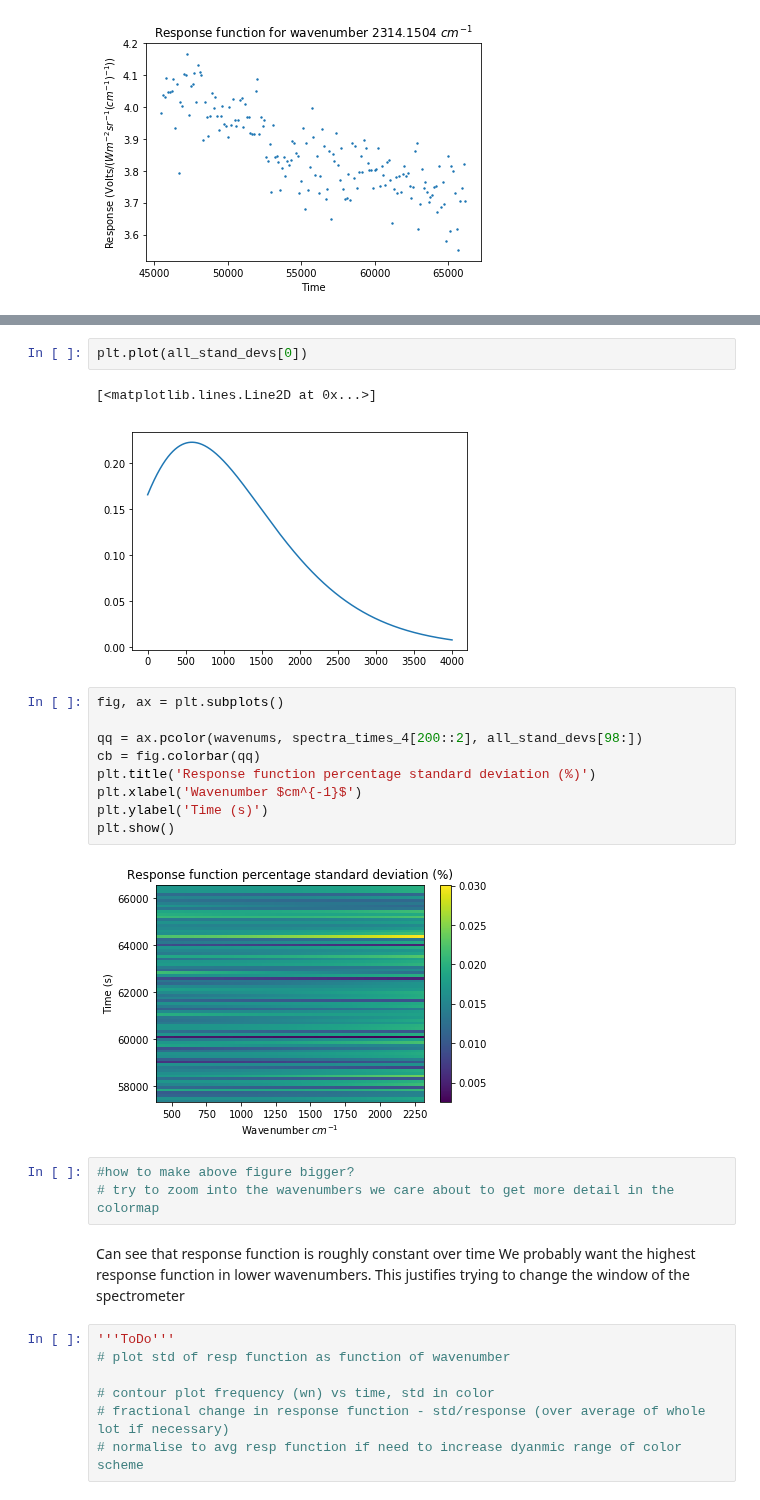
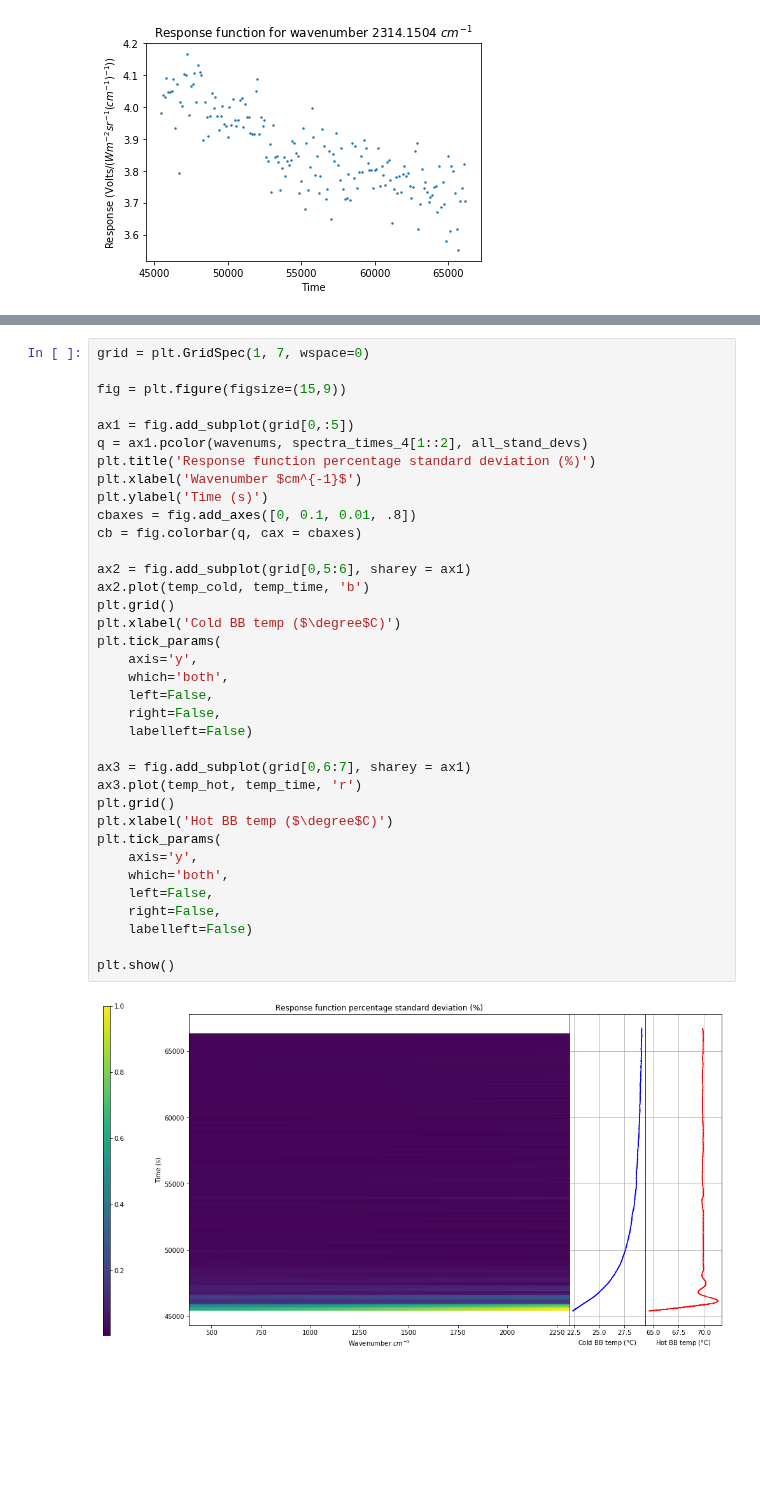
Before and after one commit to micolbedarida/MSci_Project, a Jupyter notebook: matching_time_and_temps_map_2.ipynb, the cells around one changed output, grey strips where cells are left out. Cells and saved outputs as stored; diff of their text form; blank space fills up the shorter version.

```diff
--- a/matching_time_and_temps_map_2.ipynb
+++ b/matching_time_and_temps_map_2.ipynb
@@ -626,29 +636,38 @@ print(all_stand_devs[5])
-# %%
-plt.plot(all_stand_devs[0])
-# %% [output]
-[<matplotlib.lines.Line2D at 0x...>]
-[figure, removed]
-# %%
-fig, ax = plt.subplots()
-
-qq = ax.pcolor(wavenums, spectra_times_4[200::2], all_stand_devs[98:])
-cb = fig.colorbar(qq)
-plt.title('Response function percentage standard deviation (%)')
-plt.xlabel('Wavenumber $cm^{-1}$')
-plt.ylabel('Time (s)')
-plt.show()
-# %% [output]
-[figure, removed]
-# %%
-#how to make above figure bigger?
-# try to zoom into the wavenumbers we care about to get more detail in the colormap
-# %% [markdown]
-Can see that response function is roughly constant over time
-We probably want the highest response function in lower wavenumbers. This justifies trying to change the window of the spectrometer
-# %%
-'''ToDo'''
-# plot std of resp function as function of wavenumber
-
-# contour plot frequency (wn) vs time, std in color
-# fractional change in response function - std/response (over average of whole lot if necessary)
-# normalise to avg resp function if need to increase dyanmic range of color scheme
+# %%
+grid = plt.GridSpec(1, 7, wspace=0)
+
+fig = plt.figure(figsize=(15,9))
+
+ax1 = fig.add_subplot(grid[0,:5])
+q = ax1.pcolor(wavenums, spectra_times_4[1::2], all_stand_devs)
+plt.title('Response function percentage standard deviation (%)')
+plt.xlabel('Wavenumber $cm^{-1}$')
+plt.ylabel('Time (s)')
+cbaxes = fig.add_axes([0, 0.1, 0.01, .8])
+cb = fig.colorbar(q, cax = cbaxes)
+
+ax2 = fig.add_subplot(grid[0,5:6], sharey = ax1)
+ax2.plot(temp_cold, temp_time, 'b')
+plt.grid()
+plt.xlabel('Cold BB temp ($\degree$C)')
+plt.tick_params(
+    axis='y',
+    which='both',
+    left=False,
+    right=False,
+    labelleft=False)
+
+ax3 = fig.add_subplot(grid[0,6:7], sharey = ax1)
+ax3.plot(temp_hot, temp_time, 'r')
+plt.grid()
+plt.xlabel('Hot BB temp ($\degree$C)')
+plt.tick_params(
+    axis='y',
+    which='both',
+    left=False,
+    right=False,
+    labelleft=False)
+
+plt.show()
+# %% [output]
+[figure, added]
```
Also changed, not shown: parts of 17 cells of this notebook, 1 other file.
